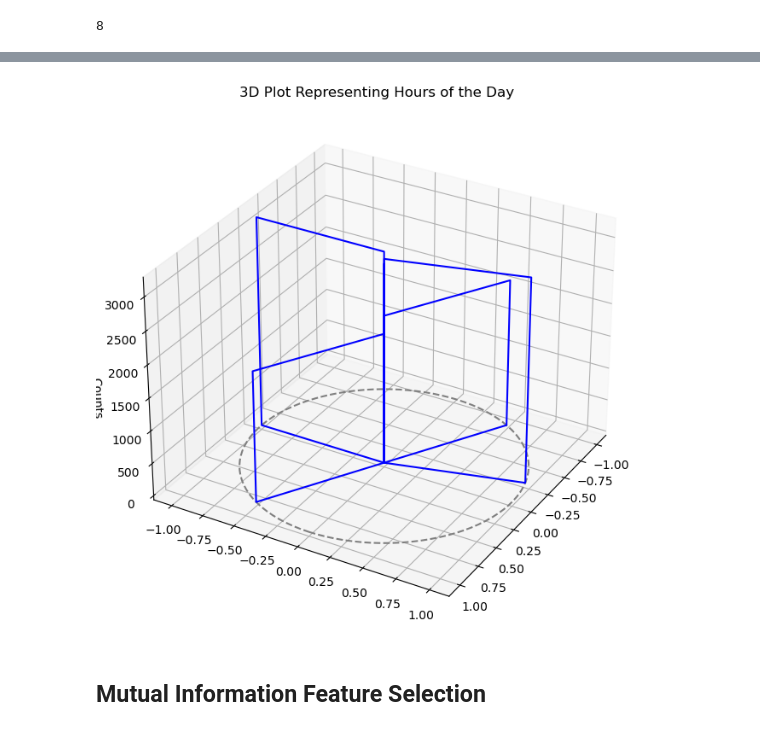
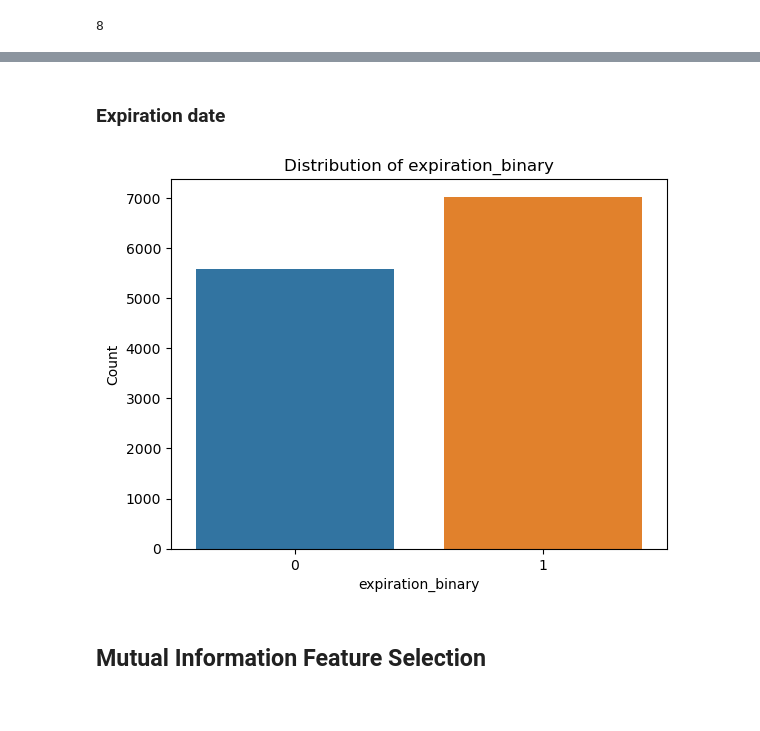
Before and after one commit to leobt23/Data_Mining, a Jupyter notebook: 1_eda/caria.ipynb, the cells around one changed output, grey strips where cells are left out. Saved outputs shown, nothing was run; the diff lists cells and outputs as text; code cells hidden in the pictures.

```diff
--- a/1_eda/caria.ipynb
+++ b/1_eda/caria.ipynb
@@ -690,46 +605,13 @@ plt.show()
-# %%
-import numpy as np
-import matplotlib.pyplot as plt
-
-# Extract unique hours and their corresponding sin and cos values
-unique_hours = df_test1['time_values'].unique()
-unique_sin_values = df_test1.drop_duplicates(subset='time_values')['time_sin'].values
-unique_cos_values = df_test1.drop_duplicates(subset='time_values')['time_cos'].values
-
-# Convert sin and cos values back to radians to plot
-angles = np.arctan2(unique_sin_values, unique_cos_values)
-
-# Calculate the height of each bar based on the count of each hour
-hour_counts = df_test1['time_values'].value_counts()
-heights = [hour_counts[hour] for hour in unique_hours]
-
-# Create a 3D plot
-fig = plt.figure(figsize=(8, 8))
-ax = fig.add_subplot(111, projection='3d')
-
-# The width of each bar
-width = np.pi / 15.0
-
-# Plot the circle base on the ground plane
-circle_x = np.cos(np.linspace(0, 2*np.pi, 100))
-circle_y = np.sin(np.linspace(0, 2*np.pi, 100))
-ax.plot(circle_x, circle_y, zs=0, zdir='z', color='grey', linestyle='--') # z at 0 for ground plane
-
-# Plot each bar (tower)
-for angle, height in zip(angles, heights):
-    x = [0, np.cos(angle), np.cos(angle), 0, 0]
-    y = [0, np.sin(angle), np.sin(angle), 0, 0]
-    z = [0, 0, height, height, 0]
-    ax.plot(x, y, z, '-b')
-
-# Adjust the view
-ax.view_init(elev=30, azim=30)  # You can modify the angles to achieve your desired view
-ax.set_zlabel('Counts')
-ax.set_title("3D Plot Representing Hours of the Day")
-
-plt.show()
-# %% [output]
-[figure, removed]
+# %% [markdown]
+### Expiration date
+# %%
+# transformning into binary variable
+# 0: 2h
+# 1: 1d
+
+df_test1['expiration_binary'] = df_test1['expiration'].apply(lambda x: 0 if x == '2h' else 1)
+# %% [output]
+[figure, added]
 # %% [markdown]
 ## Mutual Information Feature Selection
 # %% [markdown]
```
Also changed, not shown: parts of 8 cells of this notebook, 1 other file.
